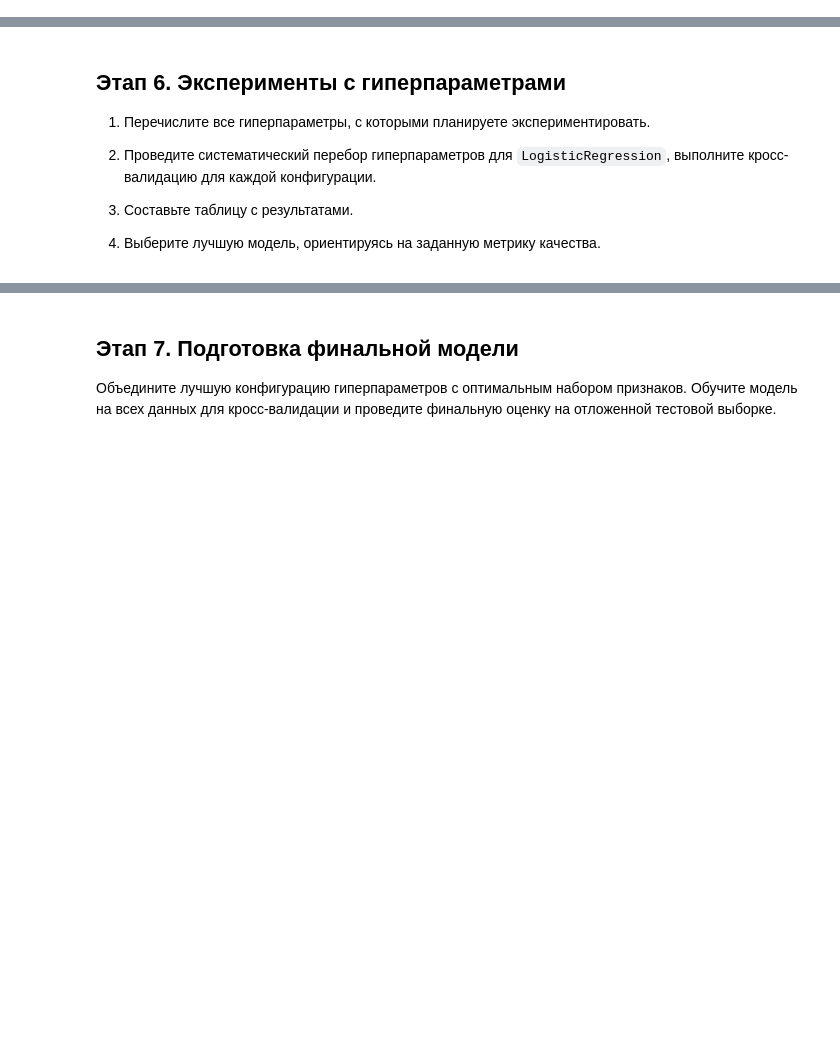
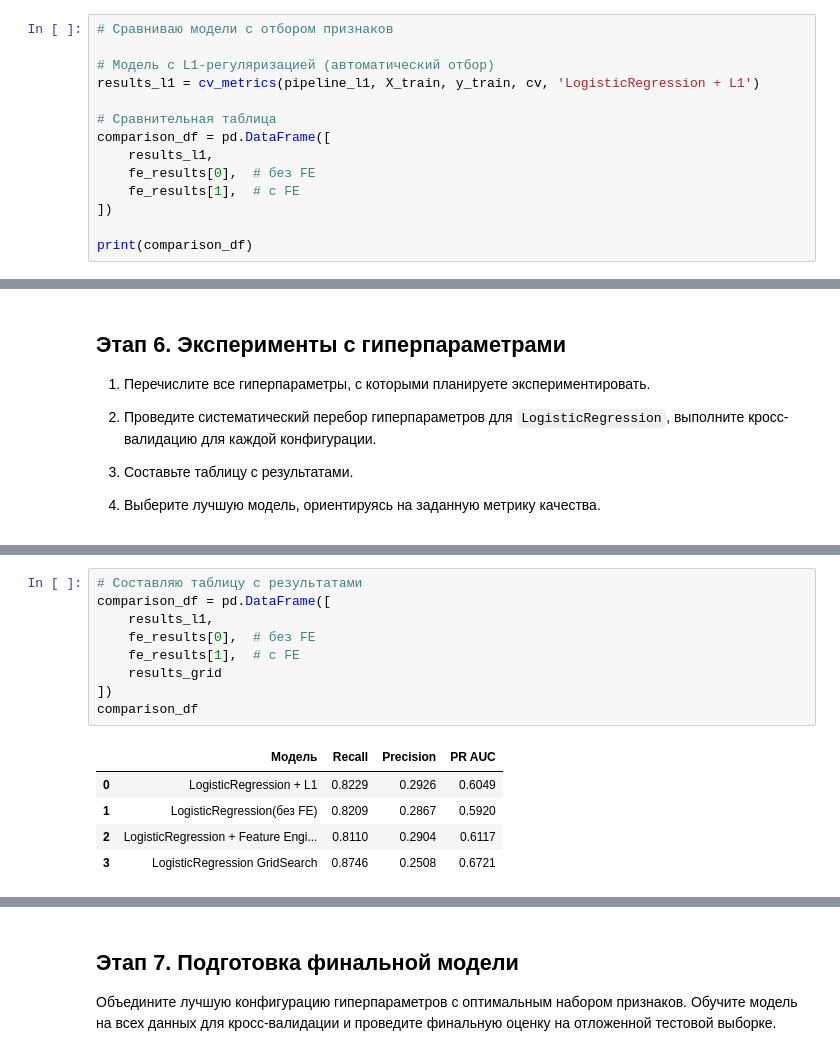
Before and after one commit to S-Fiep/churn_prediction, a Jupyter notebook: notebooks/Прогноз оттока клиентов.ipynb, the cells around one changed output, grey strips where cells are left out. Saved outputs shown, nothing was run; the diff lists cells and outputs as text; blank space fills up the shorter version.

```diff
--- a/notebooks/Прогноз оттока клиентов.ipynb
+++ b/notebooks/Прогноз оттока клиентов.ipynb
@@ -369,0 +658,14 @@ plt.show()
+# %%
+# Сравниваю модели с отбором признаков
+
+# Модель с L1-регуляризацией (автоматический отбор)
+results_l1 = cv_metrics(pipeline_l1, X_train, y_train, cv, 'LogisticRegression + L1')
+
+# Сравнительная таблица
+comparison_df = pd.DataFrame([
+    results_l1,
+    fe_results[0],  # без FE
+    fe_results[1],  # с FE
+])
+
+print(comparison_df)
@@ -379,0 +742,15 @@ plt.show()
+# %%
+# Составляю таблицу с результатами
+comparison_df = pd.DataFrame([
+    results_l1,
+    fe_results[0],  # без FE
+    fe_results[1],  # с FE
+    results_grid
+])
+comparison_df
+# %% [output]
+|  | Модель | Recall | Precision | PR AUC |
+| 0 | LogisticRegression + L1 | 0.8229 | 0.2926 | 0.6049 |
+| 1 | LogisticRegression(без FE) | 0.8209 | 0.2867 | 0.5920 |
+| 2 | LogisticRegression + Feature Engi... | 0.8110 | 0.2904 | 0.6117 |
+| 3 | LogisticRegression GridSearch | 0.8746 | 0.2508 | 0.6721 |
```
Also changed, not shown: parts of 30 cells of this notebook, 2 other files.
